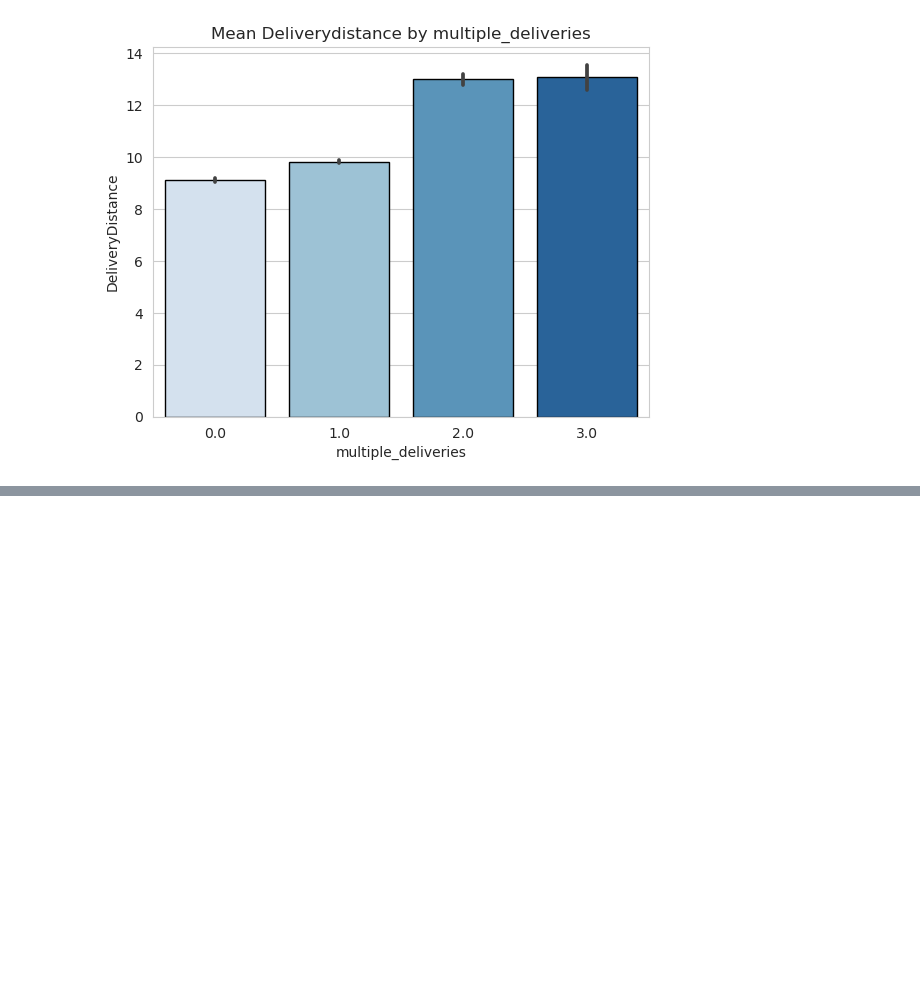
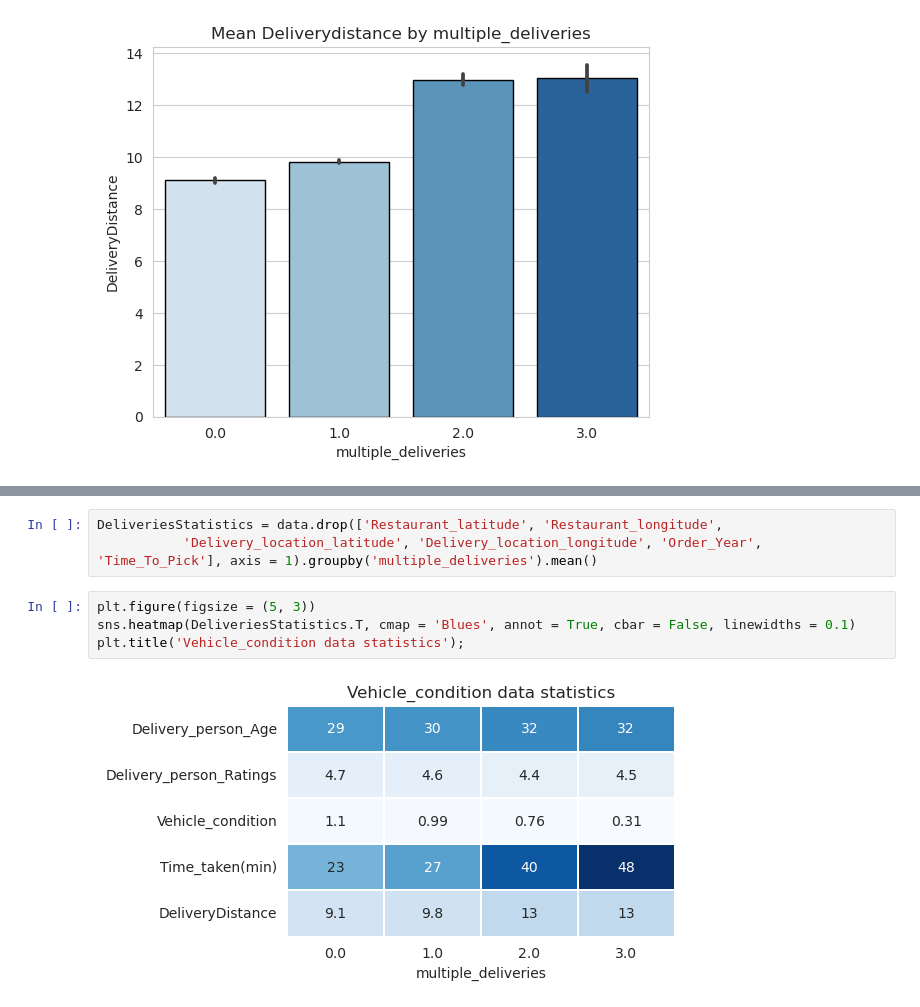
Before and after one commit to liamarguedas/uber-eats-delivery-time, a Jupyter notebook: notebooks/analyze-and-explore-data.ipynb, the cells around one changed output, grey strips where cells are left out. Drawn from its saved outputs; the diff is of its cells as text; blank space fills up the shorter version.

```diff
--- a/notebooks/analyze-and-explore-data.ipynb
+++ b/notebooks/analyze-and-explore-data.ipynb
@@ -604 +605,10 @@ Text(0.5, 1.0, 'Distance vs. multiple_deliveries relationship')
 [figure]
+# %%
+DeliveriesStatistics = data.drop(['Restaurant_latitude', 'Restaurant_longitude',
+           'Delivery_location_latitude', 'Delivery_location_longitude', 'Order_Year', 'Time_To_Pick'], axis = 1).groupby('multiple_deliveries').mean()
+# %%
+plt.figure(figsize = (5, 3))
+sns.heatmap(DeliveriesStatistics.T, cmap = 'Blues', annot = True, cbar = False, linewidths = 0.1)
+plt.title('Vehicle_condition data statistics');
+# %% [output]
+[figure, added]
```
Also changed, not shown: parts of 19 cells of this notebook, 1 other file.
